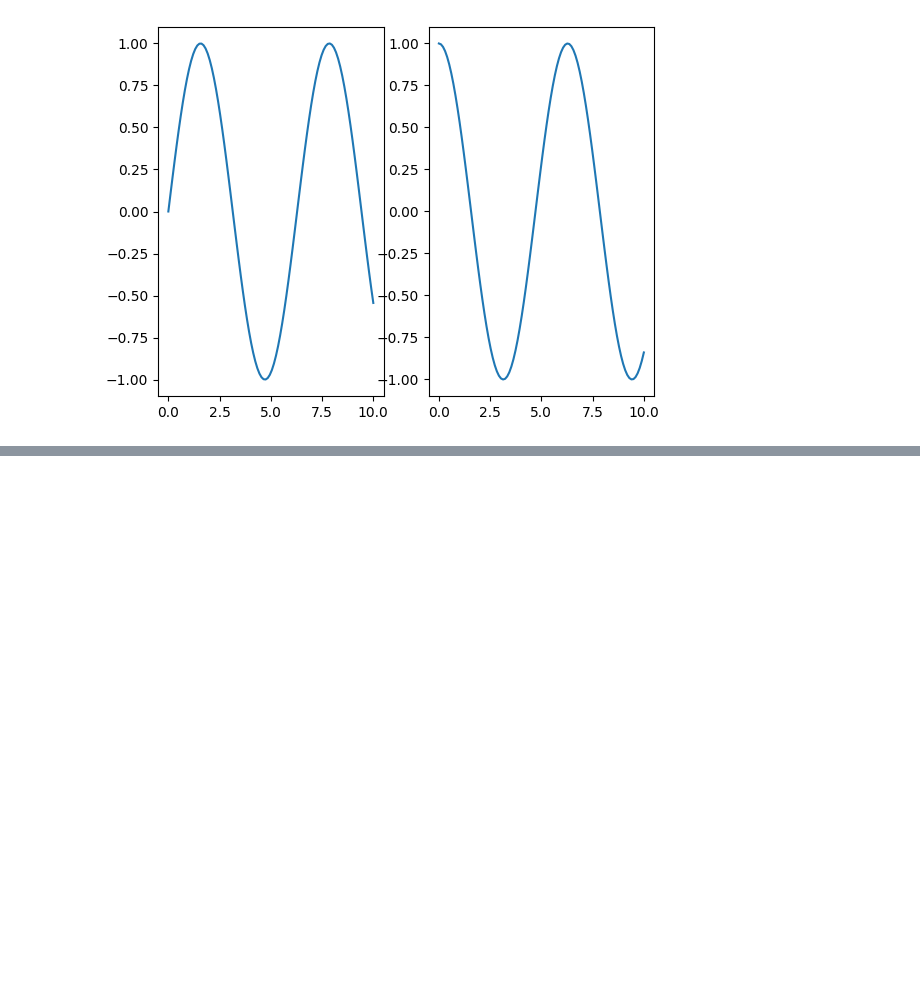
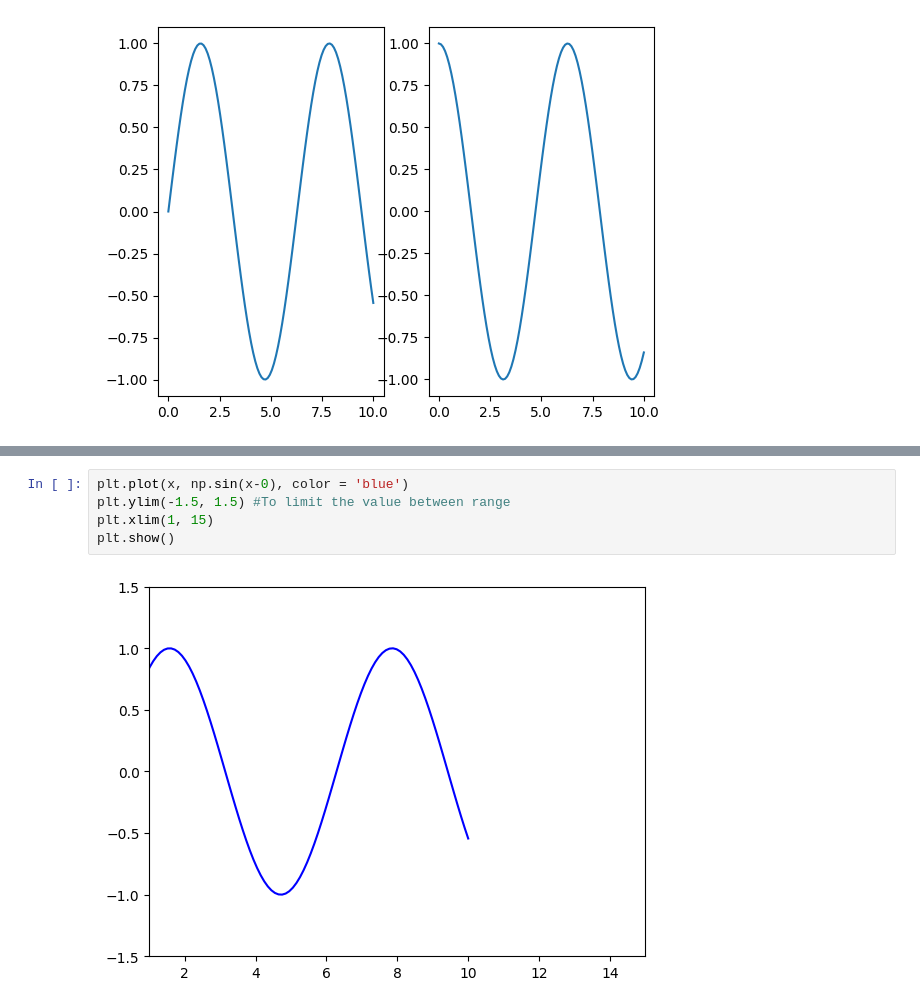
Before and after one commit to Vikash-Kumar-984/Python-Problems, a Jupyter notebook: Matplotlib/matplotlib.ipynb, the cells around one changed output, grey strips where cells are left out. Drawn from its saved outputs; the diff is of its cells as text; blank space fills up the shorter version.

```diff
--- a/Matplotlib/matplotlib.ipynb
+++ b/Matplotlib/matplotlib.ipynb
@@ -218,0 +252,7 @@ plt.show()
+# %%
+plt.plot(x, np.sin(x-0), color = 'blue')
+plt.ylim(-1.5, 1.5) #To limit the value between range
+plt.xlim(1, 15)
+plt.show()
+# %% [output]
+[figure, added]
```
Also changed, not shown: parts of 6 cells of this notebook.
